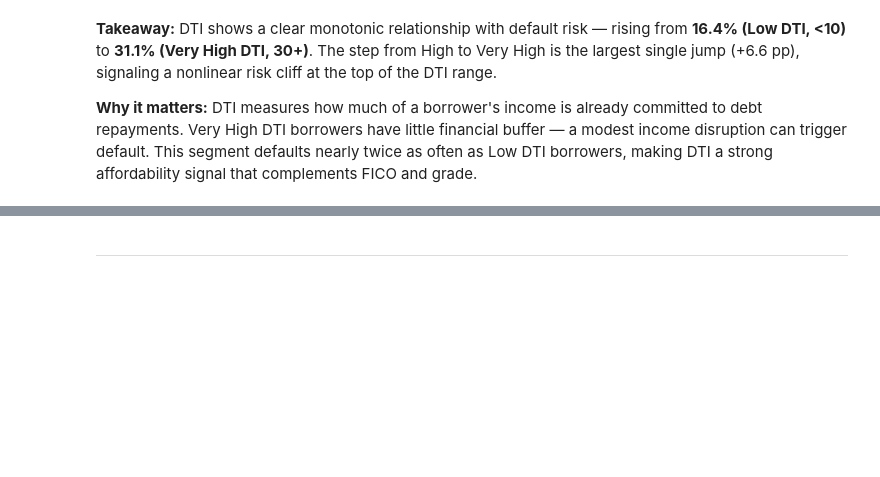
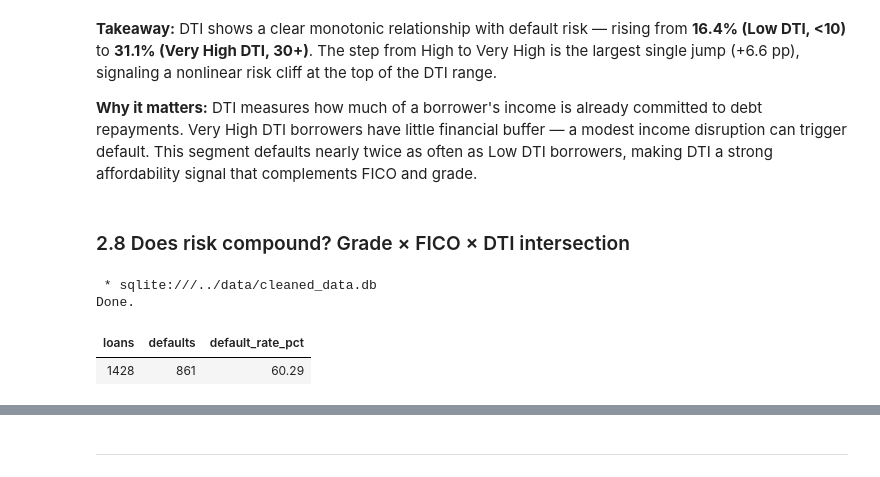
Before and after one commit to diegogomez040/Financial-risk-club-lending, a Jupyter notebook: 01 Analysis/02_sql_analysis.ipynb, the cells around one changed output, grey strips where cells are left out. Cells and saved outputs as stored; diff of their text form; code cells hidden in the pictures; blank space fills up the shorter version.

```diff
--- a/notebooks/02_sql_analysis.ipynb
+++ b/01 Analysis/02_sql_analysis.ipynb
@@ -306,3 +294,20 @@ Done.
 **Takeaway:** DTI shows a clear monotonic relationship with default risk — rising from **16.4% (Low DTI, <10)** to **31.1% (Very High DTI, 30+)**. The step from High to Very High is the largest single jump (+6.6 pp), signaling a nonlinear risk cliff at the top of the DTI range.
 
 **Why it matters:** DTI measures how much of a borrower's income is already committed to debt repayments. Very High DTI borrowers have little financial buffer — a modest income disruption can trigger default. This segment defaults nearly twice as often as Low DTI borrowers, making DTI a strong affordability signal that complements FICO and grade.
+# %% [markdown]
+### 2.8 Does risk compound? Grade × FICO × DTI intersection
+# %%
+%%sql
+SELECT
+    COUNT(*) AS loans,
+    SUM("default") AS defaults,
+    ROUND(100.0 * SUM("default") / COUNT(*), 2) AS default_rate_pct
+FROM loans
+WHERE grade = 'G'
+  AND dti >= 30
+  AND fico_score >= 600 AND fico_score < 700;
+# %% [output]
+ * sqlite:///../data/cleaned_data.db
+Done.
+| loans | defaults | default_rate_pct |
+| 1428 | 861 | 60.29 |
```
Also changed, not shown: parts of 24 cells of this notebook, 18 other files.
